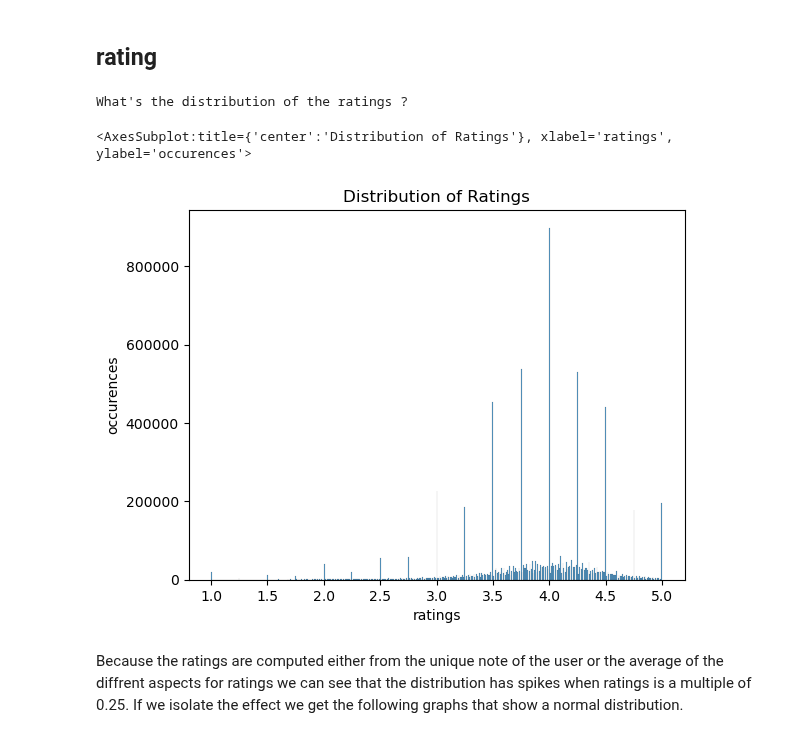
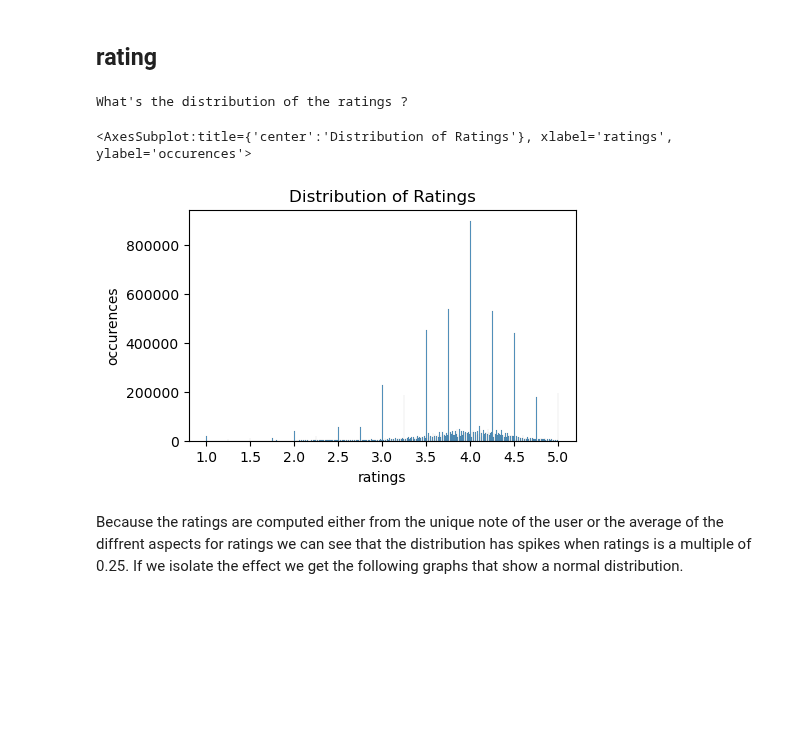
Before and after one commit to epfl-ada/ada-2022-project-analyteam, a Jupyter notebook: processing_ratings.ipynb, the cells around one changed output. Saved outputs shown, nothing was run; the diff lists cells and outputs as text; code cells hidden in the pictures; blank space fills up the shorter version.

```diff
--- a/processing_ratings.ipynb
+++ b/processing_ratings.ipynb
@@ -202,15 +201,25 @@ ratings_ddf[['appearance','aroma','palate','taste','overall','rating']].describe
 ## rating
 # %%
 print('What\'s the distribution of the ratings ?')
+
 fig, ax = plt.subplots(1,1)
+
+# set the figure size
+fig.set_size_inches(5, 3)
+
+# set the title
 ax.set_title("Distribution of Ratings")
+
+# set the x and y labels
 ax.set_ylabel("occurences")
 ax.set_xlabel("ratings")
+
+# plot the histogram
 sns.histplot(data=ratings_ddf,x='rating',ax=ax)
 # %% [output]
 What's the distribution of the ratings ?
 <AxesSubplot:title={'center':'Distribution of Ratings'}, xlabel='ratings', ylabel='occurences'>
-[figure, old version]
+[figure, new version]
 # %% [markdown]
 Because the ratings are computed either from the unique note of the user or the average of the diffrent aspects for ratings we can see that the distribution has spikes when ratings is a multiple of 0.25.
 If we isolate the effect we get the following graphs that show a normal distribution.
```
Also changed, not shown: parts of 8 cells of this notebook.
